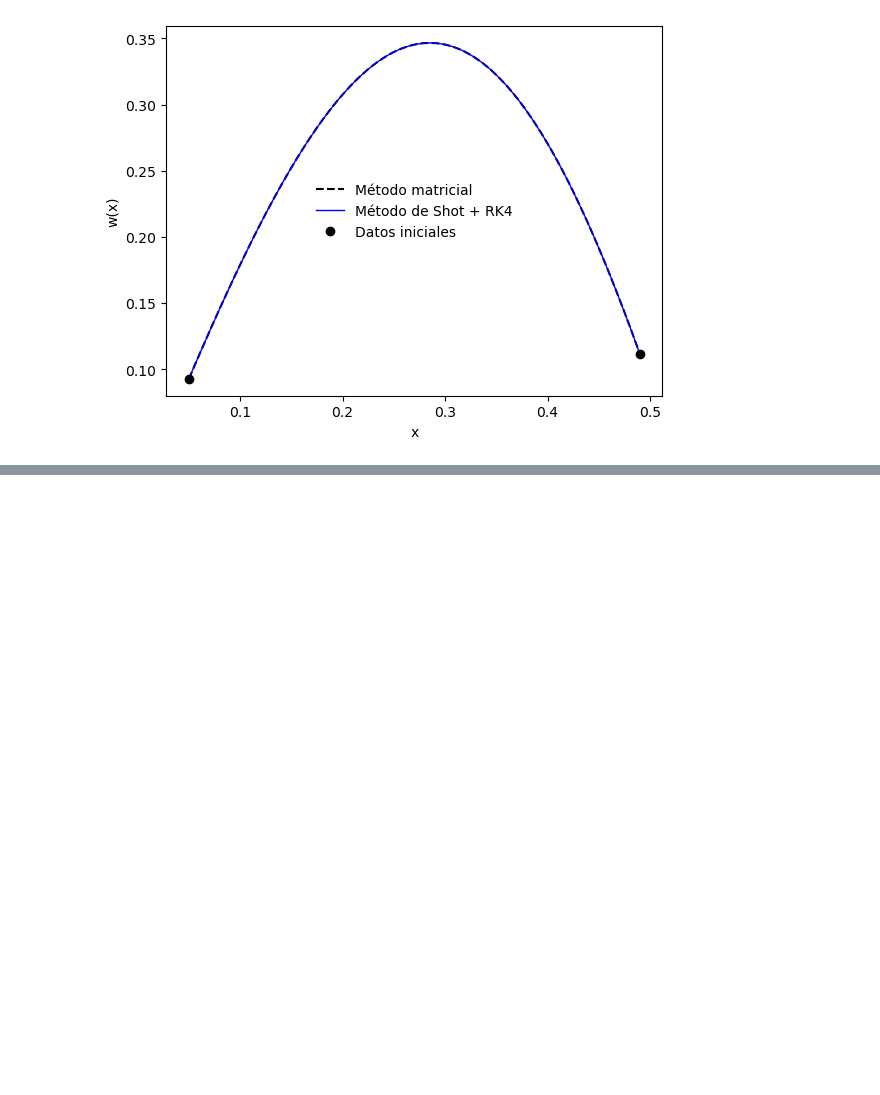
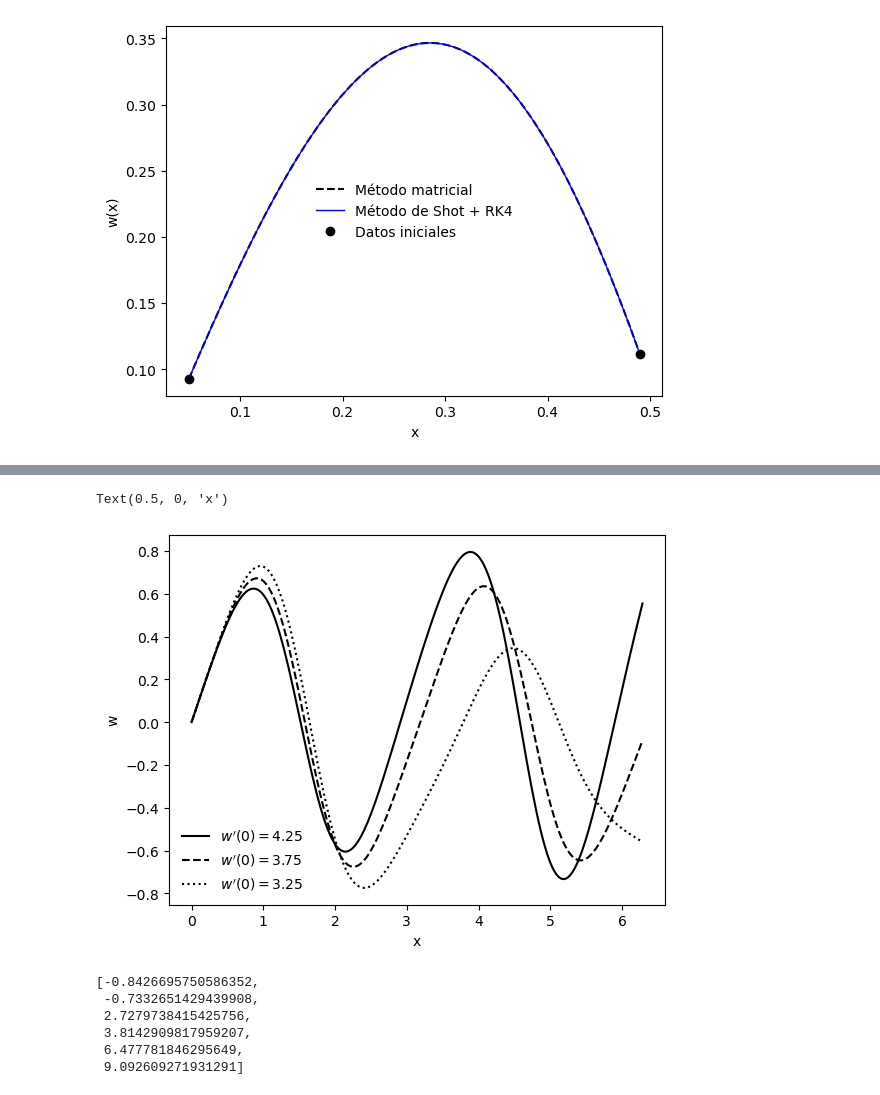
Before and after one commit to Mandy8808/Metodos_Numericos_2024, a Jupyter notebook: Lectures/Primer_Bloque/Lecture_part6.ipynb, the cells around one changed output, grey strips where cells are left out. Cells and saved outputs as stored; diff of their text form; code cells hidden in the pictures; blank space fills up the shorter version.

```diff
--- a/Lectures/Primer_Bloque/Lecture_part6.ipynb
+++ b/Lectures/Primer_Bloque/Lecture_part6.ipynb
@@ -762,0 +845,18 @@ Text(0, 0.5, 'w(x)')
+# %%
+y0v = [0, 1]  # fijamos w'=1
+data = [y0v, x0, xf, npt]
+x0, xf = 0, 6.5
+npt = 200
+k = 0
+Ls = ['-', '--', ':']
+for i in [4.25, 3.75, 3.25]:
+    x, y = RK4Met(fs, data, arg=[i])
+    plt.plot(x, y[:,0], ls=Ls[k], c='k', label=r'$w^{\prime}(0)=%3.2f$'%i)
+    k += 1
+
+plt.legend(frameon=False)
+plt.ylabel('w')
+plt.xlabel('x')
+# %% [output]
+Text(0.5, 0, 'x')
+[figure, added]
@@ -762,0 +878,22 @@ Text(0, 0.5, 'w(x)')
+# %%
+def fs(x, yvals, s):
+    q = 1.5  # podemos intentar ponerlo también como parámetro
+    y0, y1 = yvals
+    f0 = y1
+    f1 = (2*q*np.cos(2*x) - s)*y0
+    return [f0, f1]
+
+# Pongamos las condiciones de frontera homogeneas
+dy0 = 1.  # provemos con otro valor 5 por ejemplo
+a, b, b0, bf, npt = 0., 2*np.pi, 0, 0, 400
+datos = [dy0, b0, bf, a, b, npt]
+Inter = [-1, 10]  # intervalo donde buscaremos el espectro
+wP0 = shootingS(fs, datos, inter=Inter, Nit=1000, Ndiv=100, eps=1e-08)  # valor de la derivada en el origen, aumentar Ndiv
+wP0
+# %% [output]
+[-0.8426695750586352,
+ -0.7332651429439908,
+ 2.7279738415425756,
+ 3.8142909817959207,
+ 6.477781846295649,
+ 9.092609271931291]
```
Also changed, not shown: parts of 19 cells of this notebook, 11 other files.
